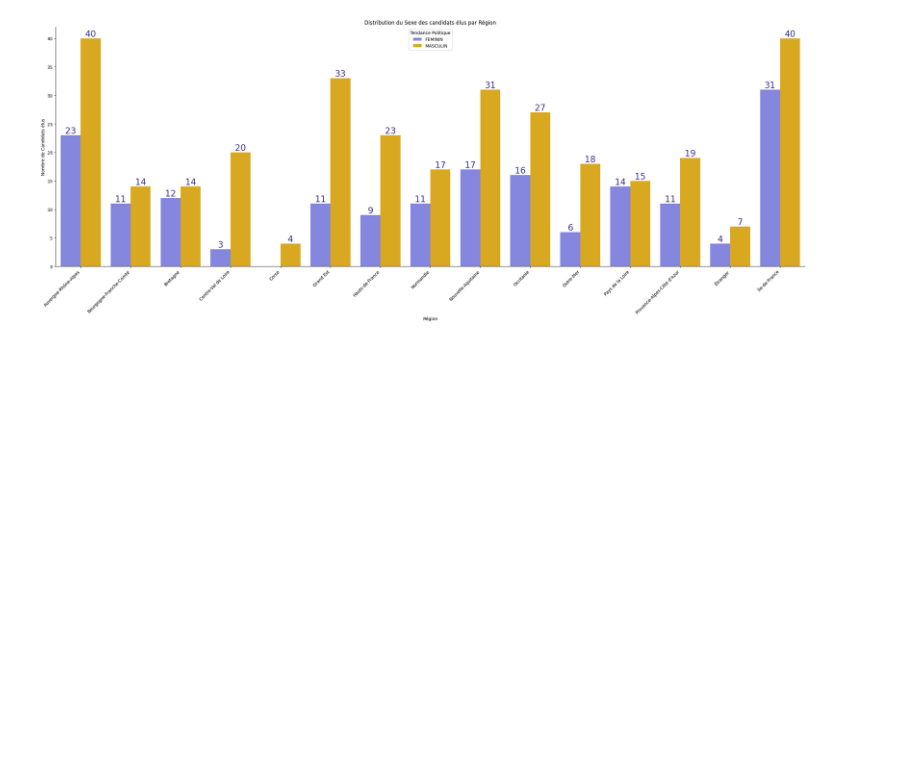
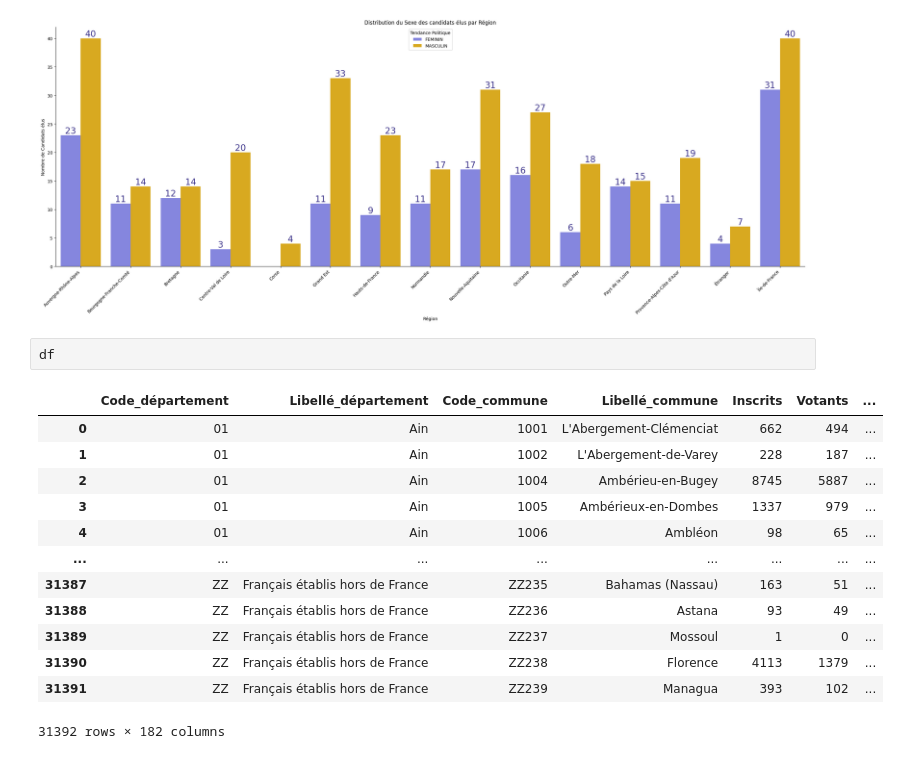
Before and after one commit to RonanRibouletPython/Data_Analysis_Job_Prep, a Jupyter notebook: Notebooks/EDA_Election_2024.ipynb, the cells around one changed output. Cells and saved outputs as stored; diff of their text form; blank space fills up the shorter version.

```diff
--- a/Notebooks/EDA_Election_2024.ipynb
+++ b/Notebooks/EDA_Election_2024.ipynb
@@ -959,3 +973,19 @@ plt.tight_layout()
 plt.show()
 # %% [output]
 [figure]
+# %%
+df
+# %% [output]
+|  | Code_département | Libellé_département | Code_commune | Libellé_commune | Inscrits | Votants | ... |
+| 0 | 01 | Ain | 1001 | L'Abergement-Clémenciat | 662 | 494 | ... |
+| 1 | 01 | Ain | 1002 | L'Abergement-de-Varey | 228 | 187 | ... |
+| 2 | 01 | Ain | 1004 | Ambérieu-en-Bugey | 8745 | 5887 | ... |
+| 3 | 01 | Ain | 1005 | Ambérieux-en-Dombes | 1337 | 979 | ... |
+| 4 | 01 | Ain | 1006 | Ambléon | 98 | 65 | ... |
+| ... | ... | ... | ... | ... | ... | ... | ... |
+| 31387 | ZZ | Français établis hors de France | ZZ235 | Bahamas (Nassau) | 163 | 51 | ... |
+| 31388 | ZZ | Français établis hors de France | ZZ236 | Astana | 93 | 49 | ... |
+| 31389 | ZZ | Français établis hors de France | ZZ237 | Mossoul | 1 | 0 | ... |
+| 31390 | ZZ | Français établis hors de France | ZZ238 | Florence | 4113 | 1379 | ... |
+| 31391 | ZZ | Français établis hors de France | ZZ239 | Managua | 393 | 102 | ... |
+31392 rows × 182 columns
```
Also changed, not shown: parts of 25 cells of this notebook.
